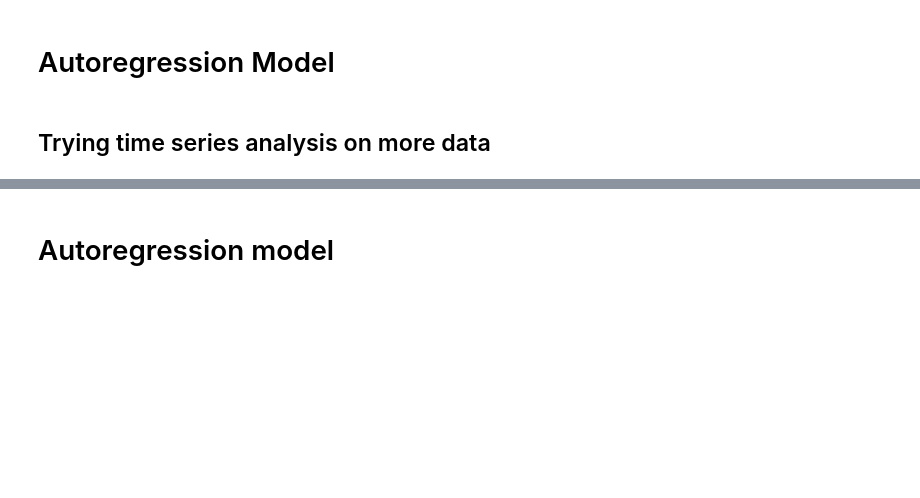
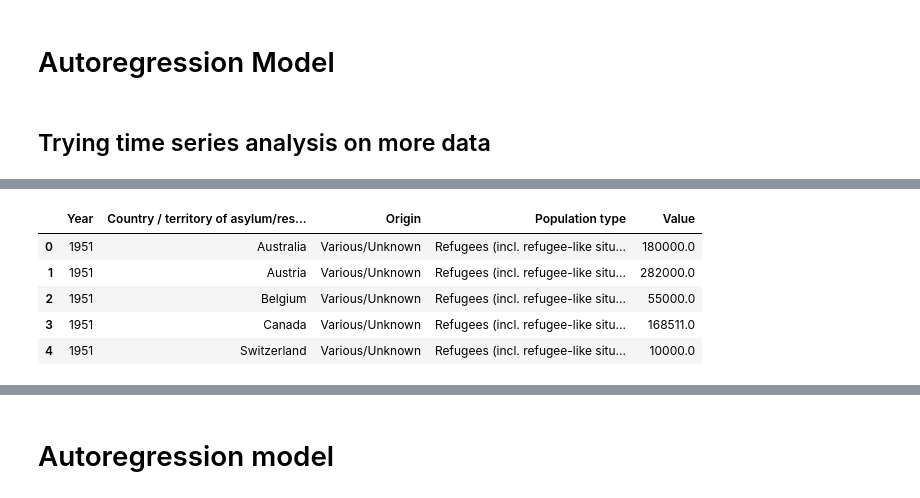
Before and after one commit to cwczarnik/Refugee_Study, a Jupyter notebook: REFUGEE.ipynb, the cells around one changed output, grey strips where cells are left out. Saved outputs shown, nothing was run; the diff lists cells and outputs as text; code cells hidden in the pictures; blank space fills up the shorter version.

```diff
--- a/REFUGEE.ipynb
+++ b/REFUGEE.ipynb
@@ -255,15 +257,22 @@ data_2.shape
 # %%
 data_2.describe()
 # %%
-data_2= pd.read_csv('./data/unhcr_popstats_export_time_series_2017_05_02_013148.csv',parse_dates=['Year'])
+data_2= pd.read_csv('./data/unhcr_popstats_export_time_series_all_data.csv',parse_dates=['Year'])
 data_2['Year'] = data_2['Year'].apply(lambda x: x.year)
 data_2.dropna(axis = 0,inplace = True)
 def if_numeric(val):
     try:
         return(int(val))
     except:
         return(np.nan)
 data_2['Value'] = data_2['Value'].apply(if_numeric)
 data_2.head()
+# %% [output]
+|  | Year | Country / territory of asylum/res... | Origin | Population type | Value |
+| 0 | 1951 | Australia | Various/Unknown | Refugees (incl. refugee-like situ... | 180000.0 |
+| 1 | 1951 | Austria | Various/Unknown | Refugees (incl. refugee-like situ... | 282000.0 |
+| 2 | 1951 | Belgium | Various/Unknown | Refugees (incl. refugee-like situ... | 55000.0 |
+| 3 | 1951 | Canada | Various/Unknown | Refugees (incl. refugee-like situ... | 168511.0 |
+| 4 | 1951 | Switzerland | Various/Unknown | Refugees (incl. refugee-like situ... | 10000.0 |
 # %%
 data_2
```
Also changed, not shown: parts of 11 cells of this notebook, 1 other file.
